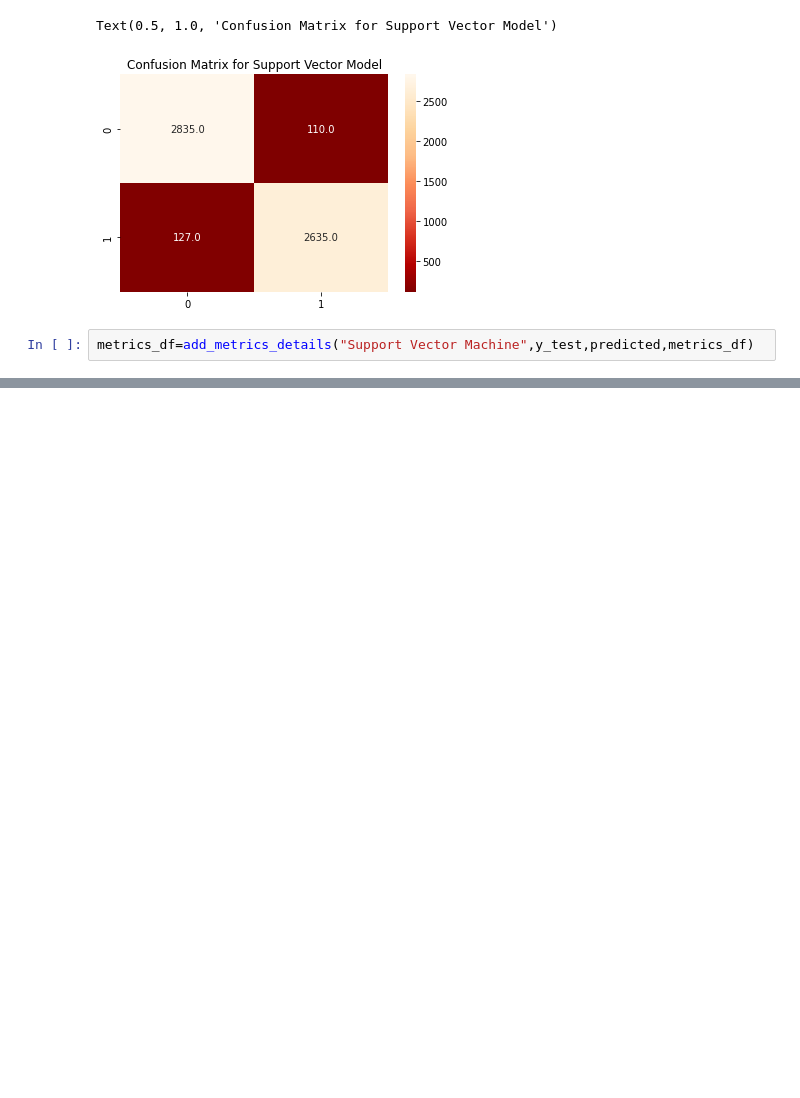
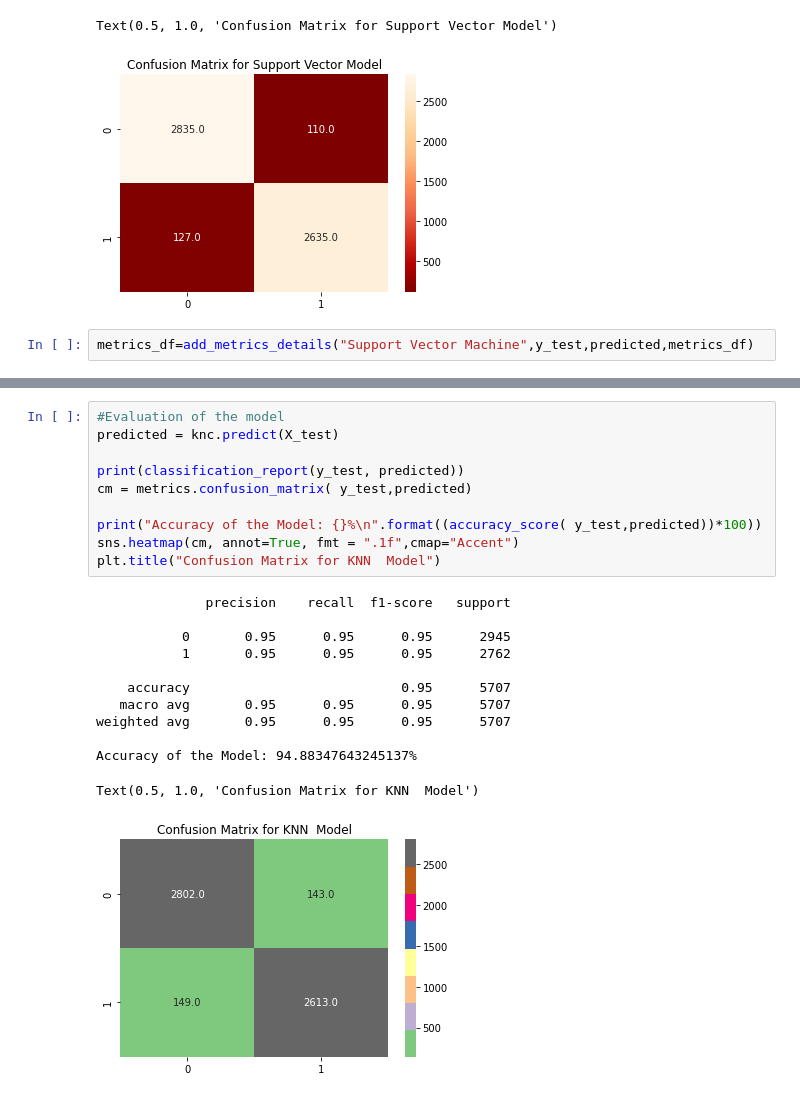
Before and after one commit to akshatraj1199/Airline-Passenger-referral-prediction, a Jupyter notebook: Copy_of_Airline_Passenger_referral_prediction_ccc_pynb.ipynb, the cells around one changed output, grey strips where cells are left out. Cells and saved outputs as stored; diff of their text form; blank space fills up the shorter version.

```diff
--- a/Copy_of_Airline_Passenger_referral_prediction_ccc_pynb.ipynb
+++ b/Copy_of_Airline_Passenger_referral_prediction_ccc_pynb.ipynb
@@ -1014,0 +1057,23 @@ metrics_df=add_metrics_details("Support Vector Machine",y_test,predicted,metrics
+# %%
+#Evaluation of the model
+predicted = knc.predict(X_test)
+
+print(classification_report(y_test, predicted))
+cm = metrics.confusion_matrix( y_test,predicted)
+
+print("Accuracy of the Model: {}%\n".format((accuracy_score( y_test,predicted))*100))
+sns.heatmap(cm, annot=True, fmt = ".1f",cmap="Accent")
+plt.title("Confusion Matrix for KNN  Model")
+# %% [output]
+              precision    recall  f1-score   support
+
+           0       0.95      0.95      0.95      2945
+           1       0.95      0.95      0.95      2762
+
+    accuracy                           0.95      5707
+   macro avg       0.95      0.95      0.95      5707
+weighted avg       0.95      0.95      0.95      5707
+
+Accuracy of the Model: 94.88347643245137%
+Text(0.5, 1.0, 'Confusion Matrix for KNN  Model')
+[figure, added]
```
Also changed, not shown: parts of 6 cells of this notebook.
